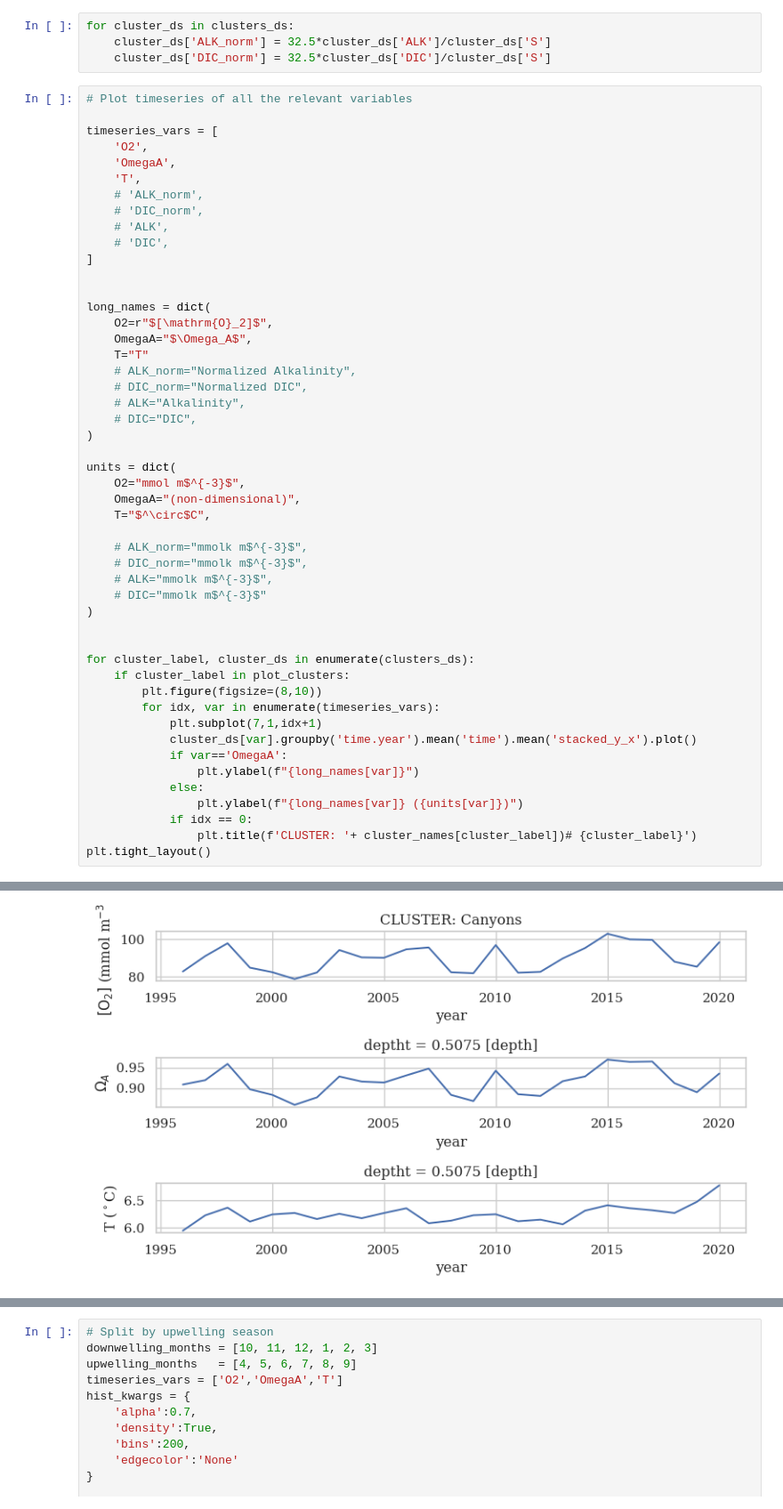
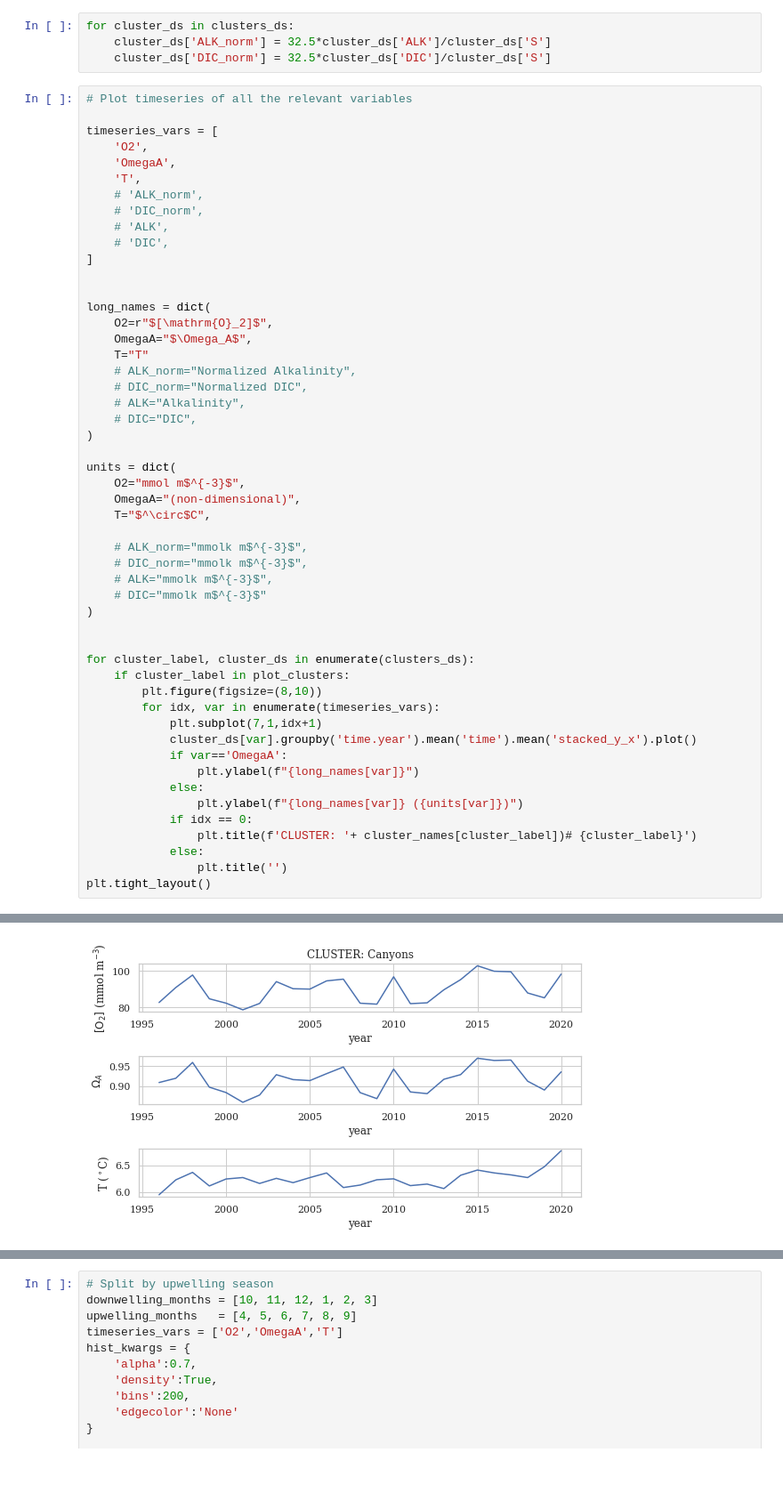
Before and after one commit to ashao/NEP36_cluster_analysis, a Jupyter notebook: compare_cluster_distributions.ipynb, the cells around one changed output, grey strips where cells are left out. Shown at 89% size. Saved outputs shown, nothing was run; the diff lists cells and outputs as text; blank space fills up the shorter version.

Commit message:
updates to plots

```diff
--- a/compare_cluster_distributions.ipynb
+++ b/compare_cluster_distributions.ipynb
@@ -97,5 +98,7 @@ for cluster_label, cluster_ds in enumerate(clusters_ds):
                 plt.ylabel(f"{long_names[var]} ({units[var]})")
             if idx == 0:
                 plt.title(f'CLUSTER: '+ cluster_names[cluster_label])# {cluster_label}')
+            else:
+                plt.title('')
 plt.tight_layout()
 # %% [output]
@@ -103 +106 @@ plt.tight_layout()
-[figure, old version]
+[figure, new version]
```
Also changed, not shown: parts of 8 cells of this notebook, 12 other files.
